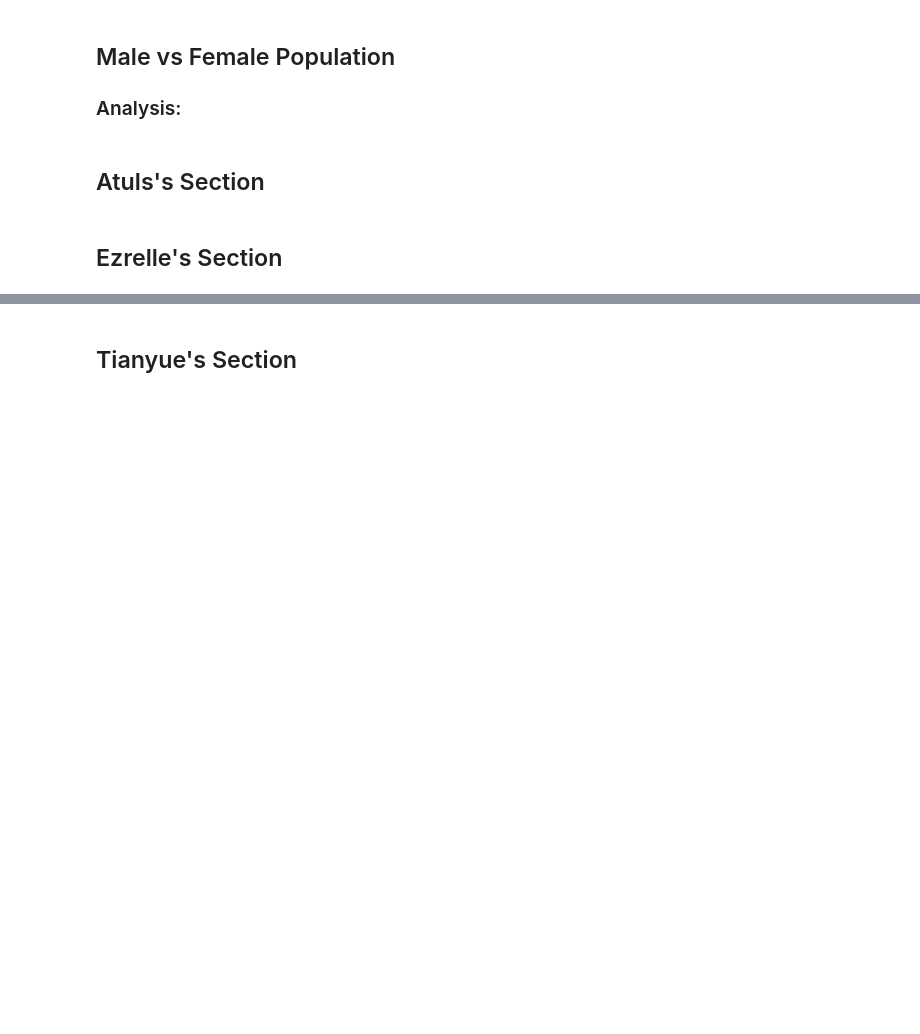
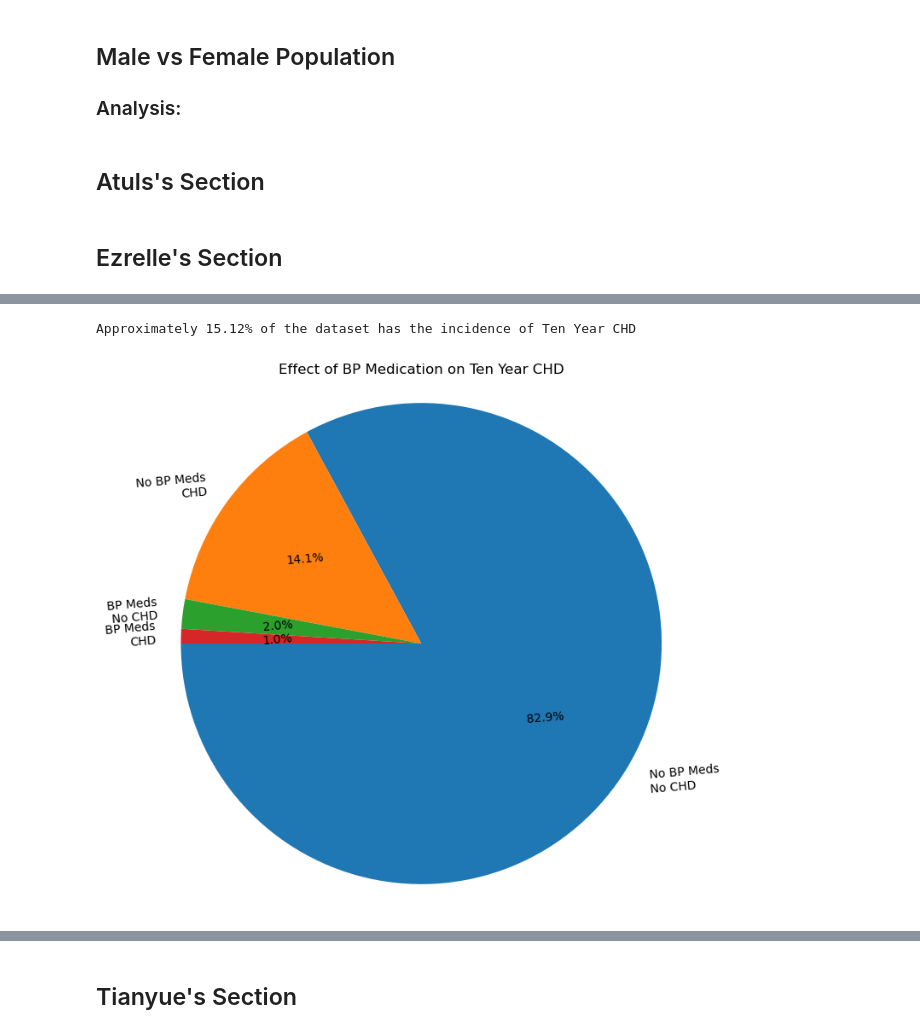
Before and after one commit to myhre062/heart-disease-analysis, a Jupyter notebook: heart-disease-data-analysis.ipynb, the cells around one changed output, grey strips where cells are left out. Saved outputs shown, nothing was run; the diff lists cells and outputs as text; code cells hidden in the pictures; blank space fills up the shorter version.

Commit message:
add more visualization and tests

```diff
--- a/heart-disease-data-analysis.ipynb
+++ b/heart-disease-data-analysis.ipynb
@@ -184,3 +197,27 @@ print(f"BPMeds and with CHD in Ten Years Percentage: {round(bpmeds_with_tychd_su
+# %%
+# Percentage of TenYearCHD in the dataset
+chd_percentage = round( bpmeds_df[bpmeds_df["TenYearCHD"] == 1]["TenYearCHD"].count() / bpmeds_df["TenYearCHD"].count() * 100 , 2)
+chd_percentage
+print(f"Approximately {chd_percentage}% of the dataset has the incidence of Ten Year CHD")
+
+# Group data by bpmeds and TenYearCHD and count occurrences
+bpmeds_chd_counts = bpmeds_df.groupby(['BPMeds', 'TenYearCHD']).size().unstack()
+
+# Count the number of individuals on bpmeds
+bpmeds_counts = bpmeds_df['BPMeds'].value_counts()
+
+# Plotting
+labels = ['No BP Meds\nNo CHD', 'No BP Meds\nCHD', 'BP Meds\nNo CHD', 'BP Meds\nCHD']
+
+fig, ax = plt.subplots(figsize=(8, 8))
+ax.pie(bpmeds_chd_counts.values.flatten(), labels=labels, autopct='%1.1f%%', startangle=180,textprops={'rotation': 5})
+ax.axis('equal')  # Equal aspect ratio ensures that pie is drawn as a circle.
+
+plt.title('Effect of BP Medication on Ten Year CHD')
+plt.show()
+# %% [output]
+Approximately 15.12% of the dataset has the incidence of Ten Year CHD
+[figure, added]
 # %%
 bpmeds_chd_counts = bpmeds_df.groupby(['BPMeds', 'TenYearCHD']).size().unstack()
 print(bpmeds_chd_counts)
```
Also changed, not shown: parts of 11 cells of this notebook.
